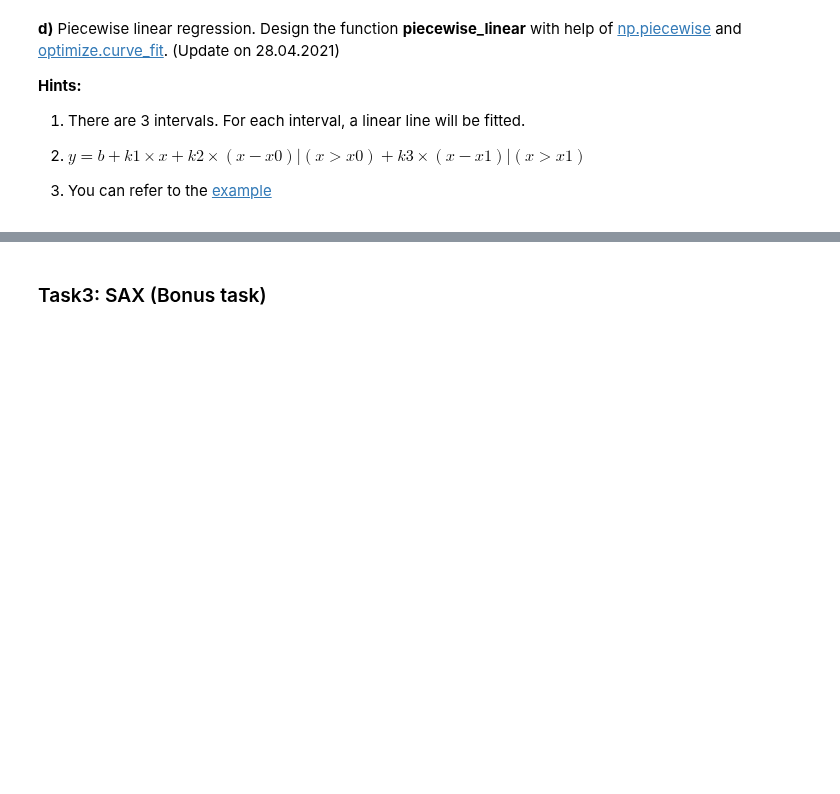
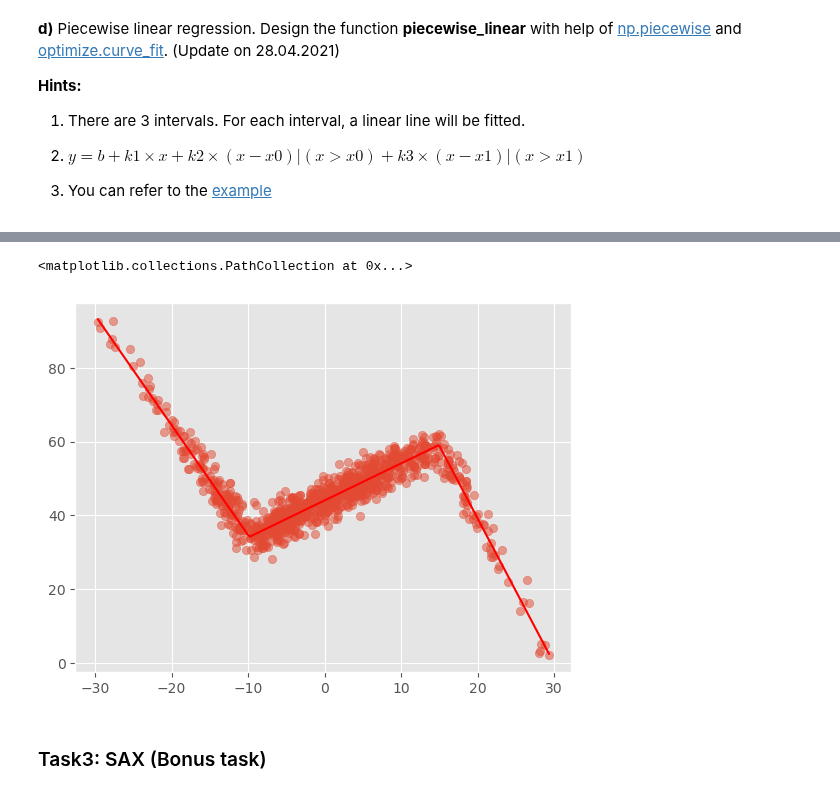
Before and after one commit to KlaraGtknst/TSDM_WS23_34, a Jupyter notebook: Exercise_03_representation.ipynb, the cells around one changed output, grey strips where cells are left out. Saved outputs shown, nothing was run; the diff lists cells and outputs as text; code cells hidden in the pictures; blank space fills up the shorter version.

```diff
--- a/Exercise_03_representation.ipynb
+++ b/Exercise_03_representation.ipynb
@@ -124 +144,6 @@ def piecewise_linear(x, x0, x1, b, k1, k2, k3):
+# %%
+def piecewise_linear(x, x0, x1, b, k1, k2, k3):
+    condlist = [(x < x0),(x >= x0) & (x < x1), x >= x1]
+    functlist = [lambda x: k1*x + b, lambda x: k2*(x - x0) + b+k1*x0, lambda x: k3*(x - x1) + (b+k1*x0 + k2*(x1-x0))]
+    return np.piecewise(x, condlist, functlist)
 # %%
@@ -136,3 +157,11 @@ NameError: name 'condlist' is not defined
+# %%
+# plot the fit function
+xs = np.sort(x)
+plt.plot(xs, piecewise_linear(xs, *p), c="r", label="Piecewise Linear Fit")
+plt.scatter(x, y, marker="o", linewidth=0.5, alpha=0.5, label="Original Data")
+# %% [output]
+<matplotlib.collections.PathCollection at 0x...>
+[figure, added]
 # %% [markdown]
 ### Task3: SAX  (Bonus task)
 # %%
```
Also changed, not shown: parts of 10 cells of this notebook.
